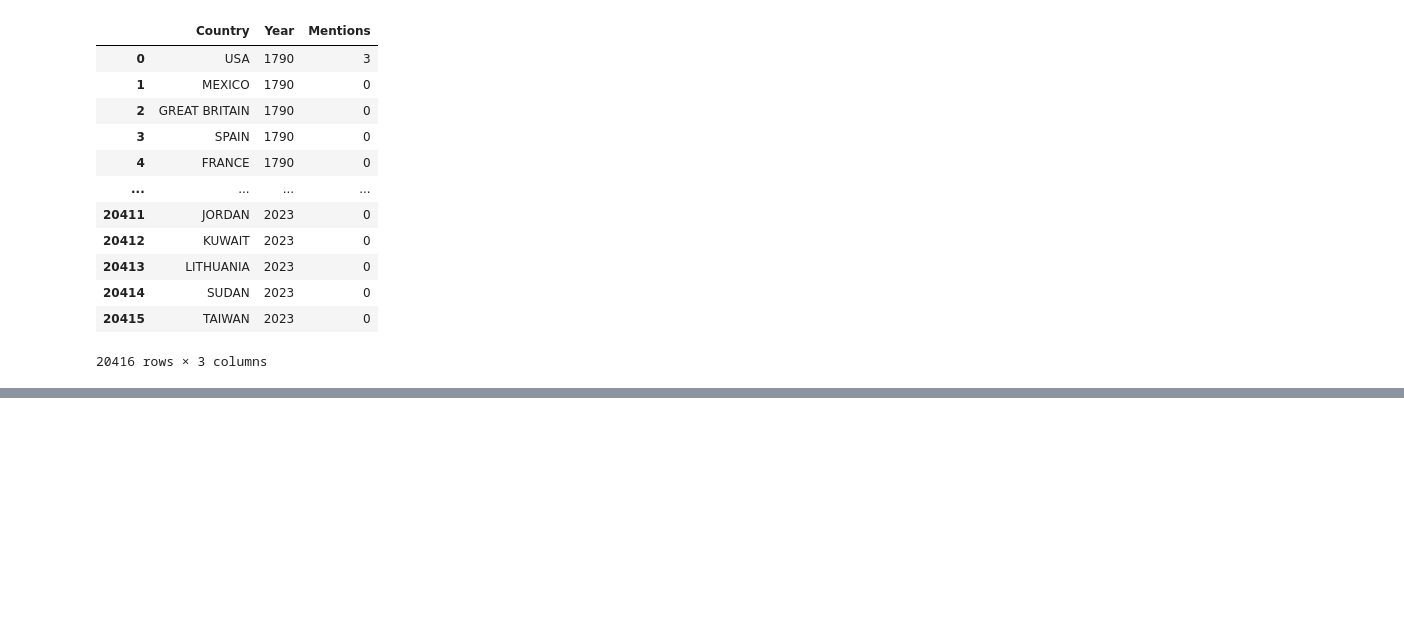
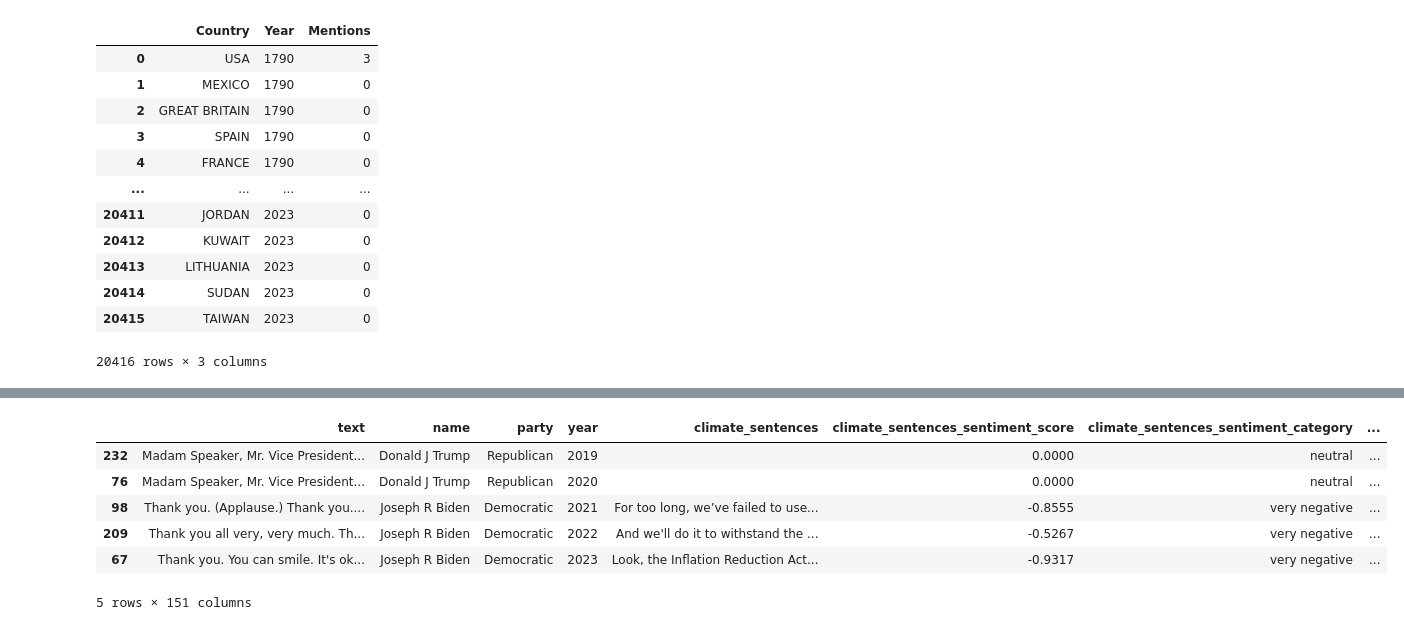
Before and after one commit to ana-047/TheWordsOfTheUnion, a Jupyter notebook: Mining_code.ipynb, the cells around one changed output, grey strips where cells are left out. Cells and saved outputs as stored; diff of their text form; code cells hidden in the pictures; blank space fills up the shorter version.

Commit message:
added sentiment by topic

```diff
--- a/Mining_code.ipynb
+++ b/Mining_code.ipynb
@@ -1101,0 +1103,2 @@ df[['year', 'name', 'party', 'sentiment_score', 'sentiment_category']].to_clipbo
+# %%
+df2 = df.copy()
@@ -1101,0 +1176,10 @@ df[['year', 'name', 'party', 'sentiment_score', 'sentiment_category']].to_clipbo
+# %%
+df2.tail()
+# %% [output]
+|  | text | name | party | year | climate_sentences | climate_sentences_sentiment_score | climate_sentences_sentiment_category | ... |
+| 232 | Madam Speaker, Mr. Vice President... | Donald J Trump | Republican | 2019 |  | 0.0000 | neutral | ... |
+| 76 | Madam Speaker, Mr. Vice President... | Donald J Trump | Republican | 2020 |  | 0.0000 | neutral | ... |
+| 98 | Thank you. (Applause.) Thank you.... | Joseph R Biden | Democratic | 2021 | For too long, we’ve failed to use... | -0.8555 | very negative | ... |
+| 209 | Thank you all very, very much. Th... | Joseph R Biden | Democratic | 2022 | And we'll do it to withstand the ... | -0.5267 | very negative | ... |
+| 67 | Thank you. You can smile. It's ok... | Joseph R Biden | Democratic | 2023 | Look, the Inflation Reduction Act... | -0.9317 | very negative | ... |
+5 rows × 151 columns
```
Also changed, not shown: parts of 16 cells of this notebook, 1 other file.
